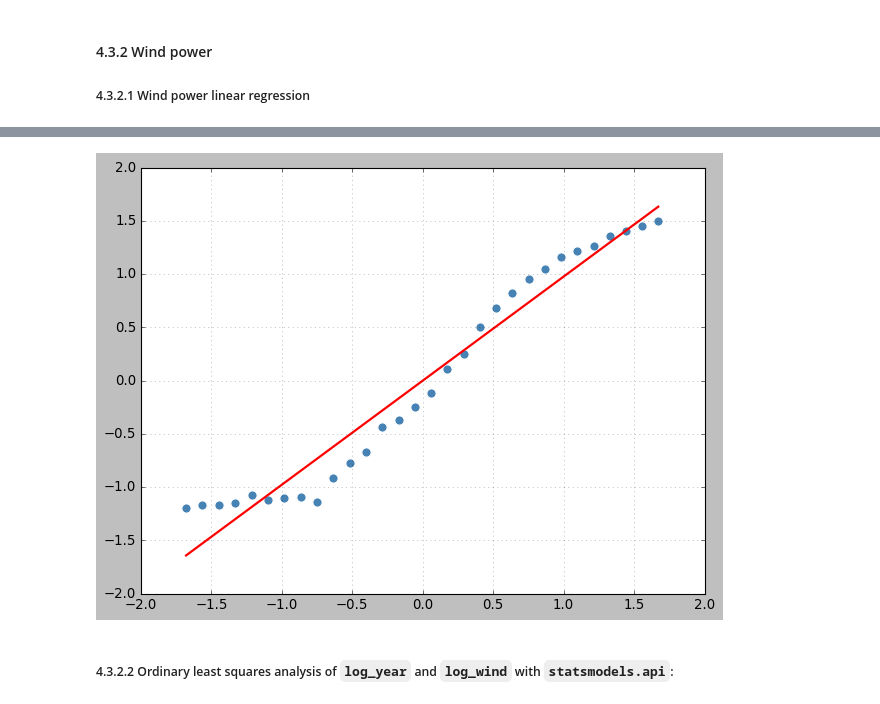
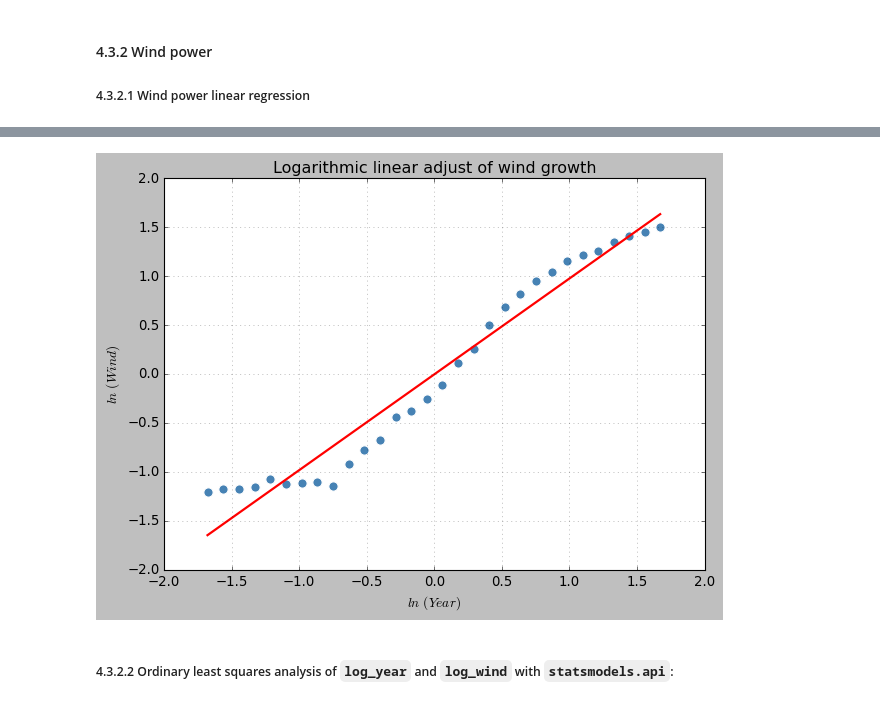
Before and after one commit to fenilenvinileno97/linear_regression, a Jupyter notebook: 4-final-project.ipynb, the cells around one changed output, grey strips where cells are left out. Cells and saved outputs as stored; diff of their text form; code cells hidden in the pictures.

```diff
--- a/4-final-project.ipynb
+++ b/4-final-project.ipynb
@@ -450,7 +454,13 @@ plt.show()
-# %%
-log_predict_northam.lmodels.linear_adjust_plot("log_year", "log_wind")
-# %% [output]
-[figure, removed]
+# %%
+log_predict_northam.lmodels.linear_adjust_plot(
+    "log_year",
+    "log_wind",
+    title="Logarithmic linear adjust of wind growth",
+    ylabel_name=r"$ln \ (Wind)$",
+    xlabel_name=r"$ln \ (Year)$"
+)
+# %% [output]
+[figure, added]
 # %% [markdown]
 ##### 4.3.2.2 Ordinary least squares analysis of `log_year` and `log_wind` with `statsmodels.api`:
 # %%
```
Also changed, not shown: parts of 10 cells of this notebook, 1 other file.
